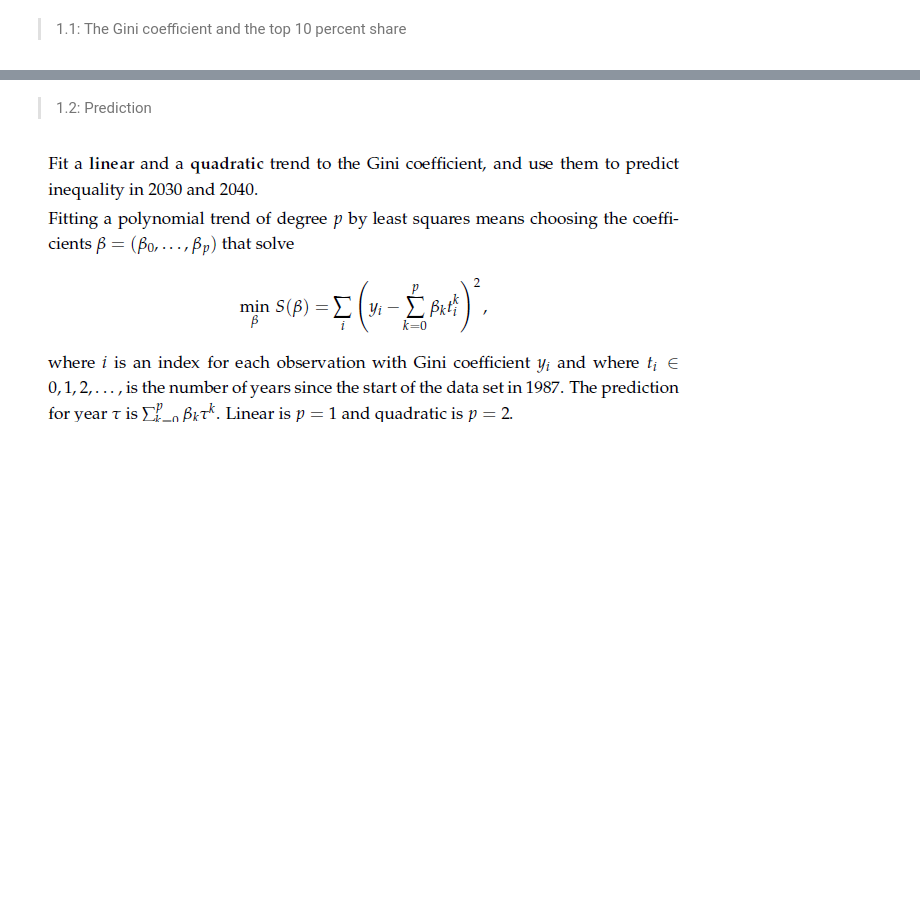
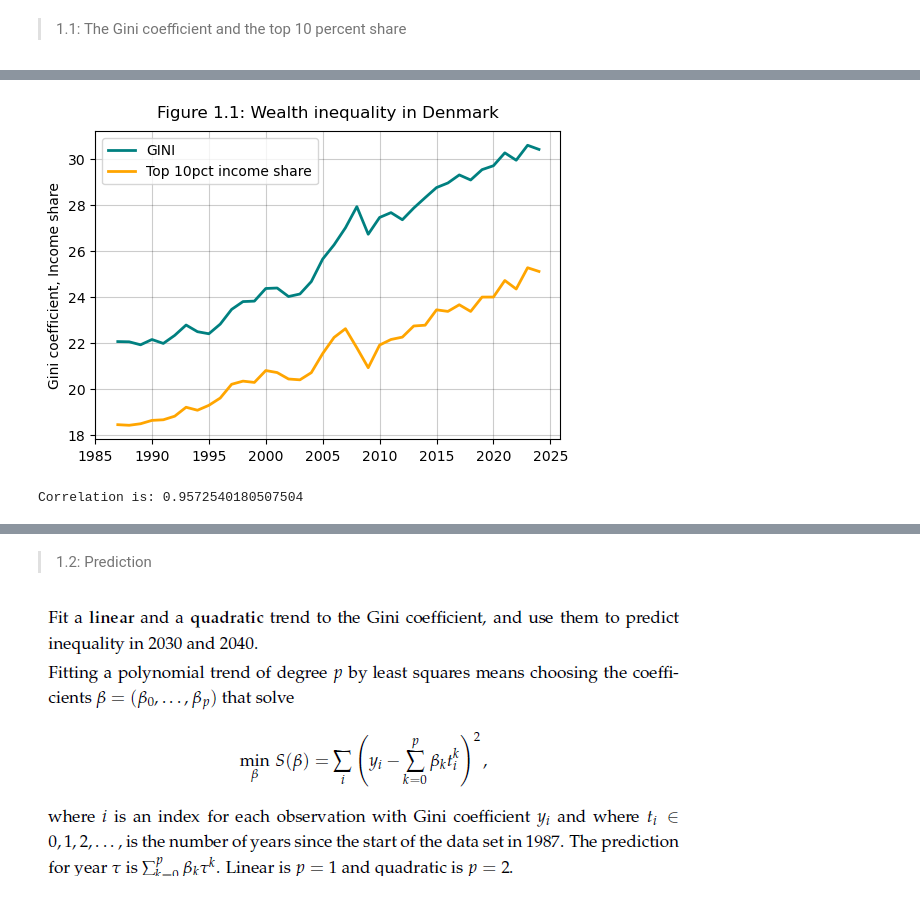
Before and after one commit to NumEconCopenhagen/projects-2025-xjc997, a Jupyter notebook: 01_dataproject/dataproject.ipynb, the cells around one changed output, grey strips where cells are left out. Saved outputs shown, nothing was run; the diff lists cells and outputs as text; code cells hidden in the pictures; blank space fills up the shorter version.

```diff
--- a/01_dataproject/dataproject.ipynb
+++ b/01_dataproject/dataproject.ipynb
@@ -101,4 +115,61 @@ plt.show()
+# %%
+# Using table IFOR32, add the share of total income going to the richest 10 percent.
+# Hint II: IFOR32 reports the average income within each decile group. Since every
+# decile group contains the same number of people, the income share of the top decile is:
+
+# Calculate total avg income every year
+total_decile_list = []
+for decile in range(0, len(ifor32_df['INDHOLD']), 10):
+    sumdecile = sum(ifor32_df['INDHOLD'][decile:decile + 10])
+    total_decile_list.append(sumdecile)
+
+# getting np.array of tenth decile
+finding_10thdecile = np.where(np.array(ifor32_df[['DECILGEN']]=='Tenth decil'))
+#copied from printing above
+placement_10thdecile = np.array([  9,  12,  28,  30,  46,  58,  64,  70,  89,  90, 102, 118, 121,
+       138, 149, 151, 162, 171, 180, 198, 202, 218, 222, 232, 243, 252,
+       260, 271, 287, 298, 307, 314, 323, 330, 340, 354, 366, 378])
+
+tenth_deciles_df = ifor32_df.iloc[placement_10thdecile]
+
+tenth_deciles_nocommas = np.array(tenth_deciles_df['INDHOLD'])
+tenth_deciles = np.array([169598, 178357, 188967, 197793, 207208, 215250, 226495, 240502, 253941,
+ 267669, 286696, 300898, 308395, 329207, 338942, 347627, 356782, 383943,
+ 416199, 447312, 466484, 446011, 437019, 500012, 516944, 533189, 560961,
+ 573866, 607665, 615554, 641188, 648231, 688377, 719999, 779827, 769052,
+ 834074, 852980,])
+
+total_decile = np.array(total_decile_list)
+
+incomeshare_top10 = tenth_deciles / total_decile
+
+# Add results to figure 1.1
+fig_32 = plt.figure(
+    figsize=(6,4),
+    facecolor='white',
+)
+ax_32 = fig_32.add_subplot(1,1,1)
+
+ax_32.plot(ifor41_df['TID'], ifor41_df['INDHOLD'], label='GINI', linestyle='-', linewidth='2', color='teal', zorder=10)
+ax_32.plot(ifor41_df['TID'], incomeshare_top10*100, label='Top 10pct income share', linestyle='-', linewidth='2', color='orange', zorder=5)
+ax_32.set_xticks(np.arange(1985,2025+1,5))
+ax_32.set_yticks(np.arange(18, 32, 2))
+
+ax_32.grid(True, color='black', alpha=0.2)
+ax_32.set_title('Figure 1.1: Wealth inequality in Denmark', pad=10)
+ax_32.set_ylabel('Gini coefficient, Income share')
+
+ax_32.legend()
+plt.show()
+# %% [output]
+[figure, added]
 # %%
 # Describe how inequality in Denmark has developed since 1987. Do the two measures
 # tell the same story? Compute the correlation between them over time.
 # Hint III: pd.merge(...,validate=’1:1’) is a cheap way to check that you have not accidentally duplicated rows.
+
+# Correlation
+correlation = ifor41_df['INDHOLD'].corr(tenth_deciles_df['INDHOLD'])
+print('Correlation is: ' + str(correlation))
+# %% [output]
+Correlation is: 0.9572540180507504
```
Also changed, not shown: parts of 12 cells of this notebook.
